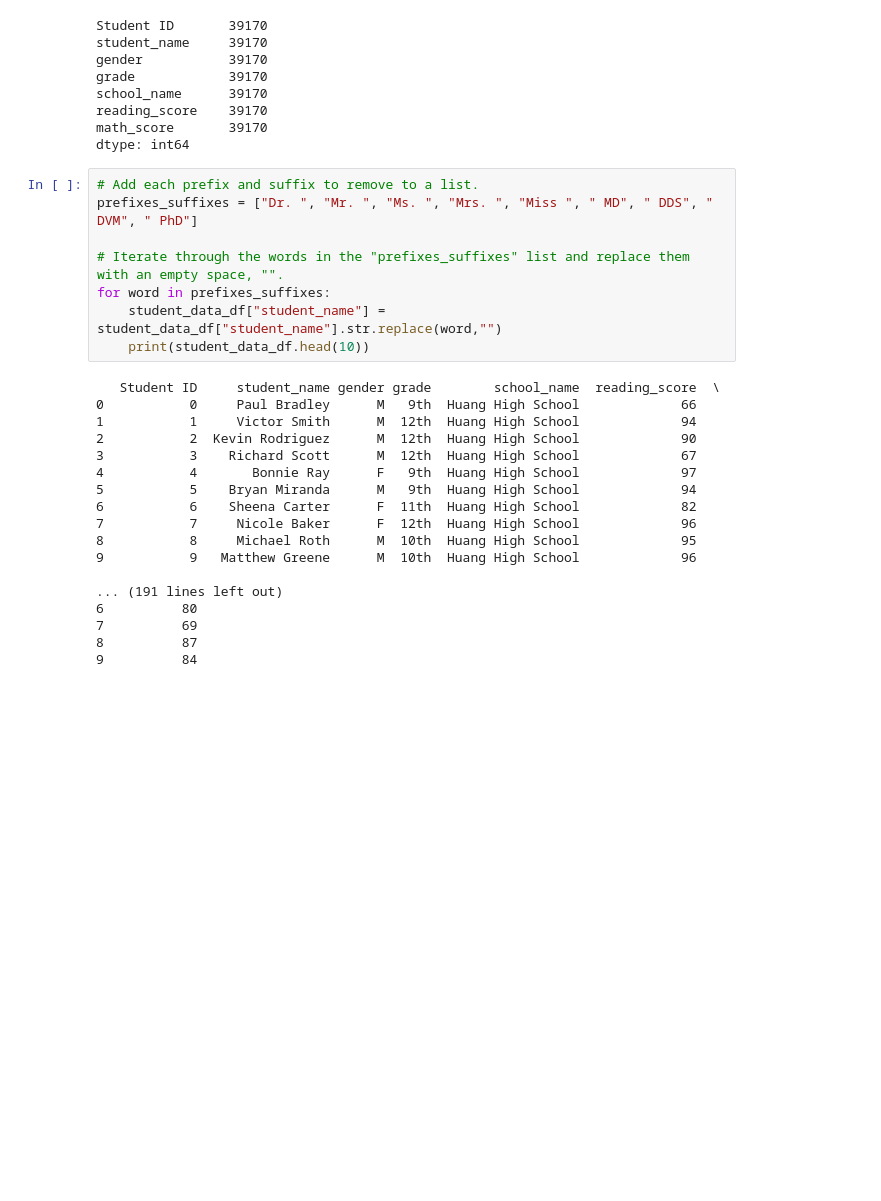
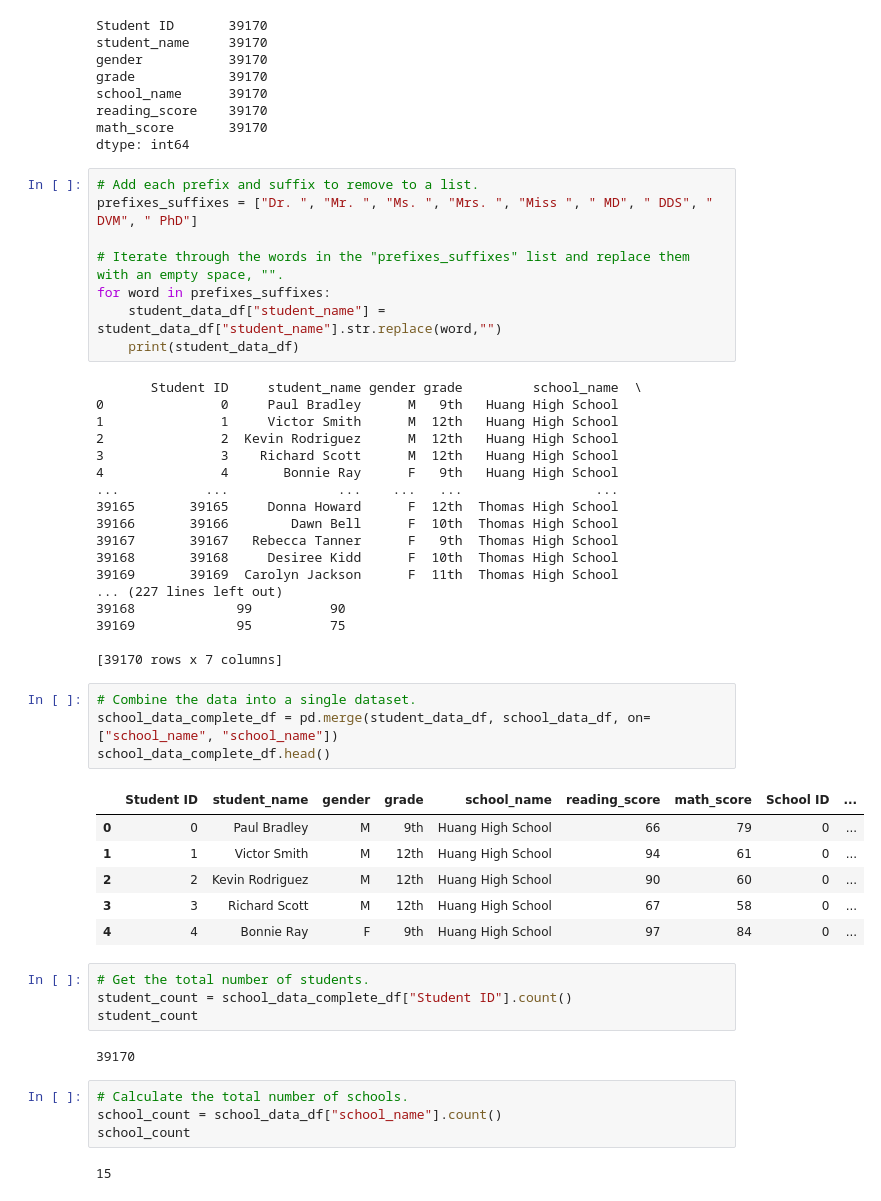
Before and after one commit to greenmelonkid/School_District_Analysis, a Jupyter notebook: PyCitySchools.ipynb, the cells around one changed output. Cells and saved outputs as stored; diff of their text form; blank space fills up the shorter version.

```diff
--- a/PyCitySchools.ipynb
+++ b/PyCitySchools.ipynb
@@ -165,22 +165,45 @@ prefixes_suffixes = ["Dr. ", "Mr. ", "Ms. ", "Mrs. ", "Miss ", " MD", " DDS", "
 # Iterate through the words in the "prefixes_suffixes" list and replace them with an empty space, "".
 for word in prefixes_suffixes:
     student_data_df["student_name"] = student_data_df["student_name"].str.replace(word,"")
-    print(student_data_df.head(10))
+    print(student_data_df)
 # %% [output]
-   Student ID     student_name gender grade        school_name  reading_score  \
-0           0     Paul Bradley      M   9th  Huang High School             66
-1           1     Victor Smith      M  12th  Huang High School             94
-2           2  Kevin Rodriguez      M  12th  Huang High School             90
-3           3    Richard Scott      M  12th  Huang High School             67
-4           4       Bonnie Ray      F   9th  Huang High School             97
-5           5    Bryan Miranda      M   9th  Huang High School             94
-6           6    Sheena Carter      F  11th  Huang High School             82
-7           7     Nicole Baker      F  12th  Huang High School             96
-8           8     Michael Roth      M  10th  Huang High School             95
-9           9   Matthew Greene      M  10th  Huang High School             96
+       Student ID     student_name gender grade         school_name  \
+0               0     Paul Bradley      M   9th   Huang High School
+1               1     Victor Smith      M  12th   Huang High School
+2               2  Kevin Rodriguez      M  12th   Huang High School
+3               3    Richard Scott      M  12th   Huang High School
+4               4       Bonnie Ray      F   9th   Huang High School
+...           ...              ...    ...   ...                 ...
+39165       39165     Donna Howard      F  12th  Thomas High School
+39166       39166        Dawn Bell      F  10th  Thomas High School
+39167       39167   Rebecca Tanner      F   9th  Thomas High School
+39168       39168     Desiree Kidd      F  10th  Thomas High School
+39169       39169  Carolyn Jackson      F  11th  Thomas High School
+... (227 lines left out)
+39168             99          90
+39169             95          75
 
-... (191 lines left out)
-6          80
-7          69
-8          87
-9          84
+[39170 rows x 7 columns]
+# %%
+# Combine the data into a single dataset.
+school_data_complete_df = pd.merge(student_data_df, school_data_df, on=["school_name", "school_name"])
+school_data_complete_df.head()
+# %% [output]
+|  | Student ID | student_name | gender | grade | school_name | reading_score | math_score | School ID | ... |
+| 0 | 0 | Paul Bradley | M | 9th | Huang High School | 66 | 79 | 0 | ... |
+| 1 | 1 | Victor Smith | M | 12th | Huang High School | 94 | 61 | 0 | ... |
+| 2 | 2 | Kevin Rodriguez | M | 12th | Huang High School | 90 | 60 | 0 | ... |
+| 3 | 3 | Richard Scott | M | 12th | Huang High School | 67 | 58 | 0 | ... |
+| 4 | 4 | Bonnie Ray | F | 9th | Huang High School | 97 | 84 | 0 | ... |
+# %%
+# Get the total number of students.
+student_count = school_data_complete_df["Student ID"].count()
+student_count
+# %% [output]
+39170
+# %%
+# Calculate the total number of schools.
+school_count = school_data_df["school_name"].count()
+school_count
+# %% [output]
+15
```
Also changed, not shown: parts of 20 cells of this notebook, 9 other files.
